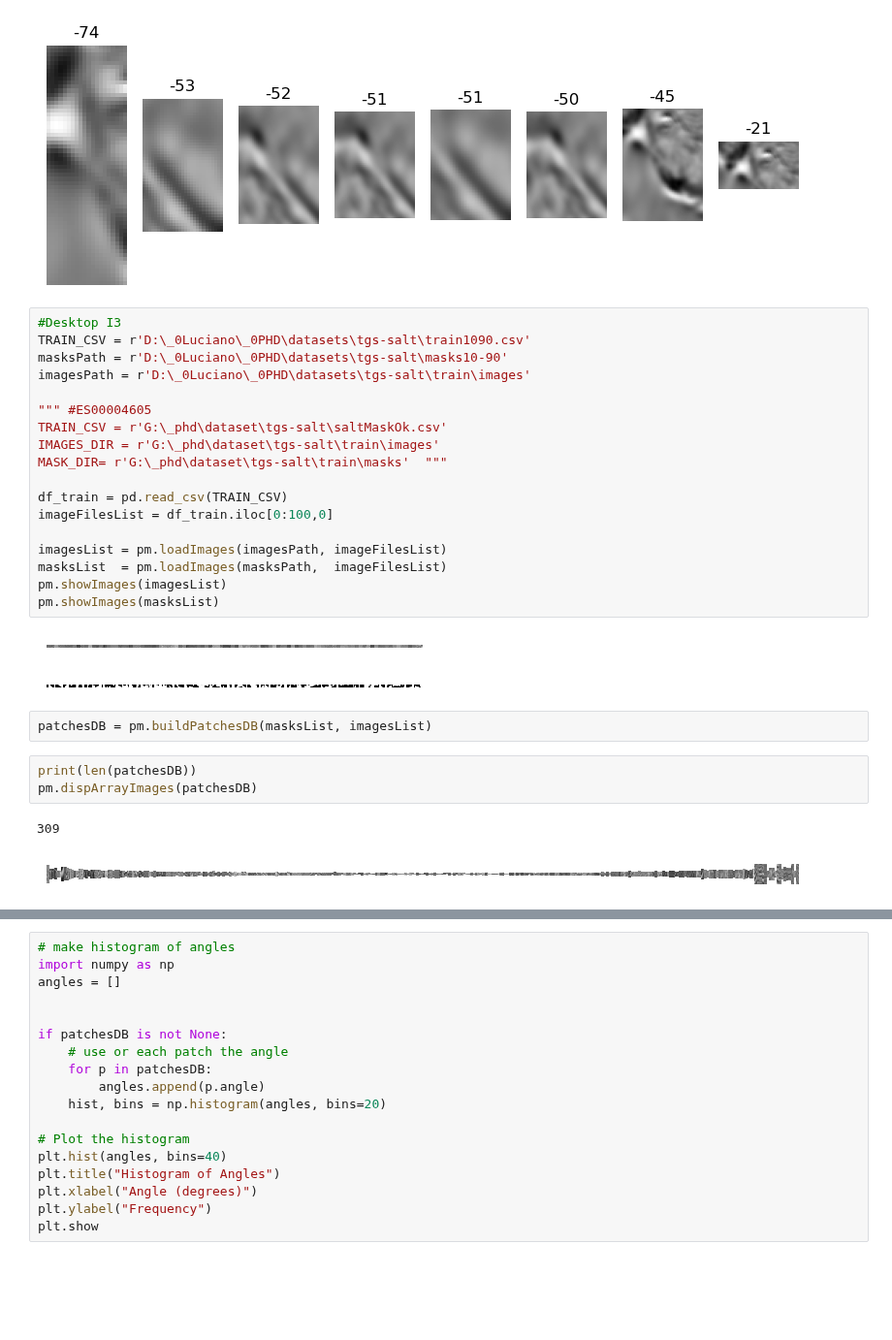
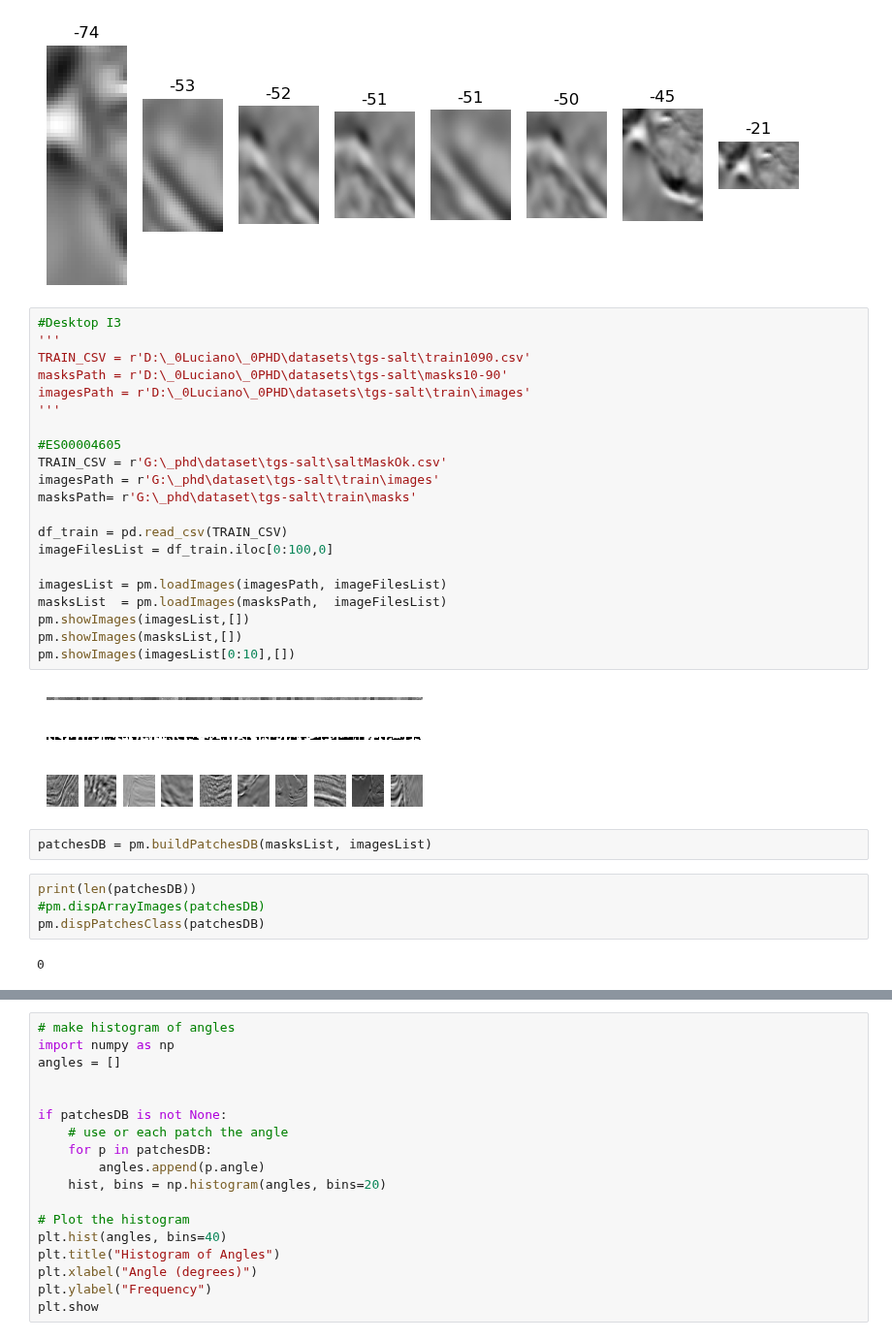
Before and after one commit to lucterres/textureSSD, a Jupyter notebook: angles.ipynb, the cells around one changed output, grey strips where cells are left out. Shown at 97% size. Drawn from its saved outputs; the diff is of its cells as text; blank space fills up the shorter version.

```diff
--- a/angles.ipynb
+++ b/angles.ipynb
@@ -104,33 +101,37 @@ pm.dispPatchesClass(patches)
 [figure]
 # %%
 #Desktop I3
+'''
 TRAIN_CSV = r'D:\_0Luciano\_0PHD\datasets\tgs-salt\train1090.csv'
 masksPath = r'D:\_0Luciano\_0PHD\datasets\tgs-salt\masks10-90'
 imagesPath = r'D:\_0Luciano\_0PHD\datasets\tgs-salt\train\images'
+'''
 
-""" #ES00004605
+#ES00004605
 TRAIN_CSV = r'G:\_phd\dataset\tgs-salt\saltMaskOk.csv'
-IMAGES_DIR = r'G:\_phd\dataset\tgs-salt\train\images'
-MASK_DIR= r'G:\_phd\dataset\tgs-salt\train\masks'  """
+imagesPath = r'G:\_phd\dataset\tgs-salt\train\images'
+masksPath= r'G:\_phd\dataset\tgs-salt\train\masks'
 
 df_train = pd.read_csv(TRAIN_CSV)
 imageFilesList = df_train.iloc[0:100,0]
 
 imagesList = pm.loadImages(imagesPath, imageFilesList)
 masksList  = pm.loadImages(masksPath,  imageFilesList)
-pm.showImages(imagesList)
-pm.showImages(masksList)
+pm.showImages(imagesList,[])
+pm.showImages(masksList,[])
+pm.showImages(imagesList[0:10],[])
 # %% [output]
 [figure]
 [figure]
+[figure, added]
 # %%
 patchesDB = pm.buildPatchesDB(masksList, imagesList)
 # %%
 print(len(patchesDB))
-pm.dispArrayImages(patchesDB)
+#pm.dispArrayImages(patchesDB)
+pm.dispPatchesClass(patchesDB)
 # %% [output]
-309
+0
-[figure, removed]
 # %%
 from matplotlib import pyplot as plt
 
```
Also changed, not shown: parts of 6 cells of this notebook, 1 other file.
